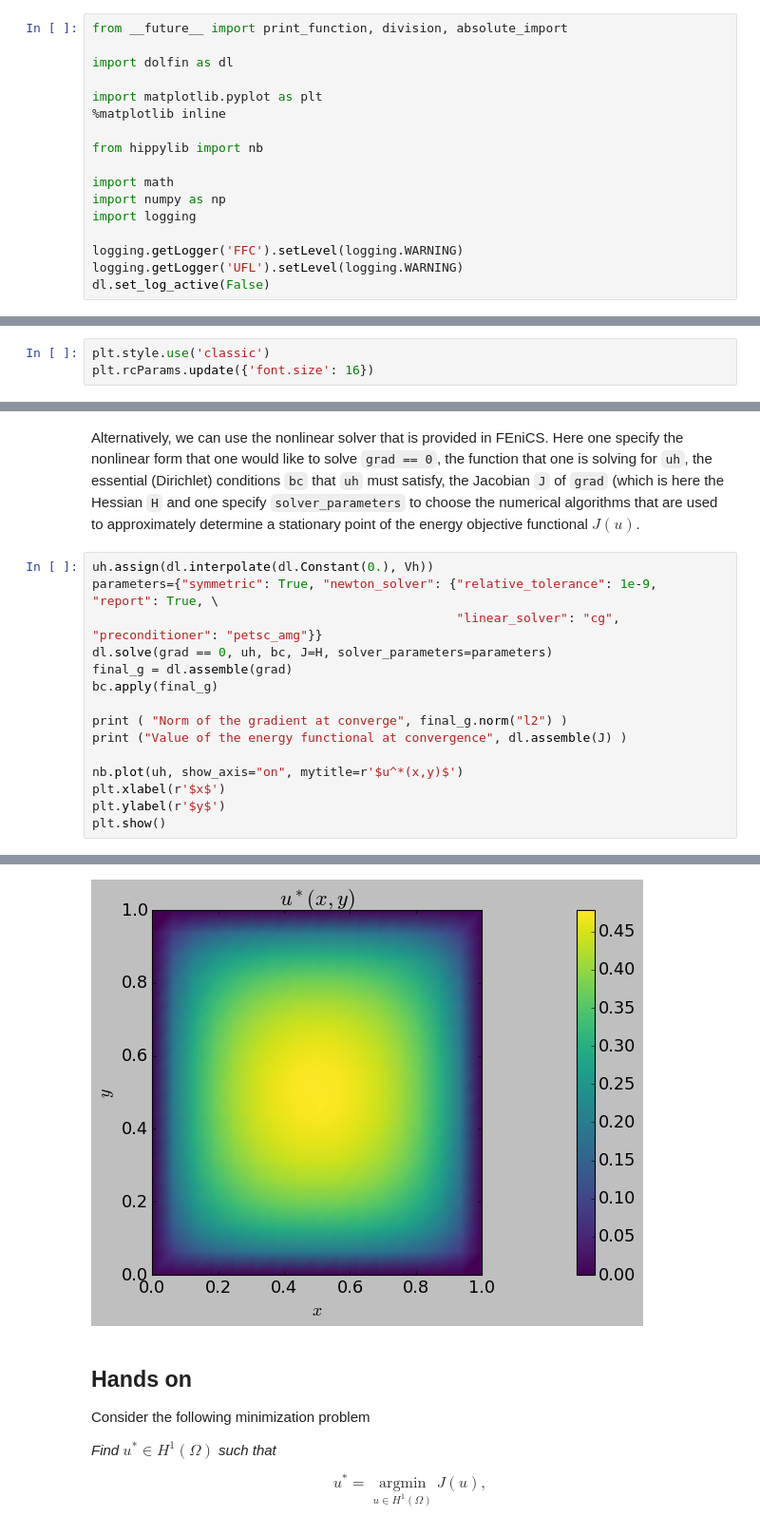
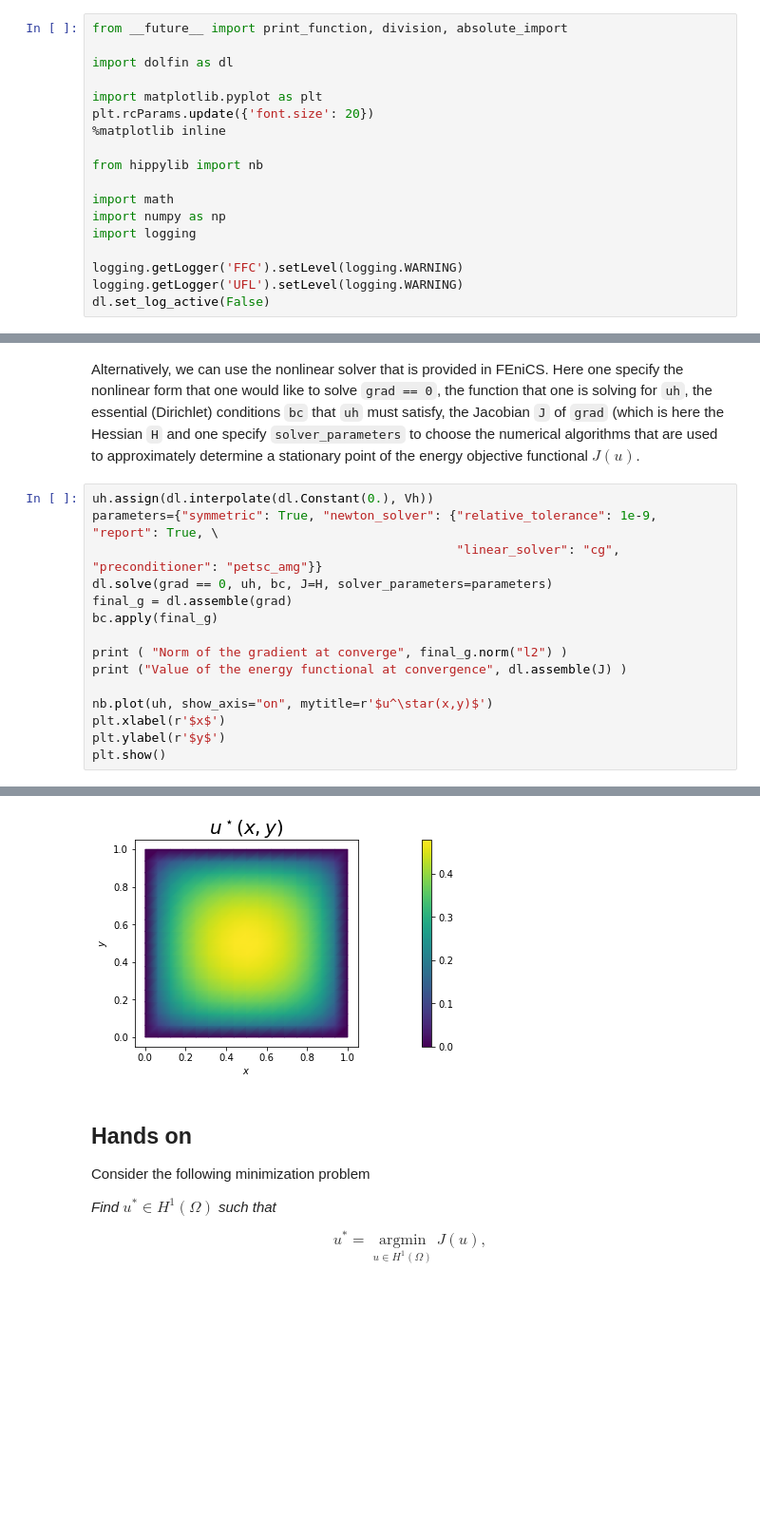
Before and after one commit to npetra/vippde-lab, a Jupyter notebook: 01_UnconstrainedMinimization/UnconstrainedMinimization.ipynb, the cells around one changed output, grey strips where cells are left out. Shown at 95% size. Saved outputs shown, nothing was run; the diff lists cells and outputs as text; blank space fills up the shorter version.

```diff
--- a/01_UnconstrainedMinimization/UnconstrainedMinimization.ipynb
+++ b/01_UnconstrainedMinimization/UnconstrainedMinimization.ipynb
@@ -153,6 +153,7 @@ from __future__ import print_function, division, absolute_import
 import dolfin as dl
 
 import matplotlib.pyplot as plt
+plt.rcParams.update({'font.size': 20})
 %matplotlib inline
 
 from hippylib import nb
@@ -167,6 +170,3 @@ dl.set_log_active(False)
-# %%
-plt.style.use('classic')
-plt.rcParams.update({'font.size': 16})
 # %% [markdown]
 ## 2. Define the mesh and finite element spaces
 
@@ -427,22 +427,22 @@ Alternatively, we can use the nonlinear solver that is provided in FEniCS. Here
 # %%
 uh.assign(dl.interpolate(dl.Constant(0.), Vh))
 parameters={"symmetric": True, "newton_solver": {"relative_tolerance": 1e-9, "report": True, \
                                                  "linear_solver": "cg", "preconditioner": "petsc_amg"}}
 dl.solve(grad == 0, uh, bc, J=H, solver_parameters=parameters)
 final_g = dl.assemble(grad)
 bc.apply(final_g)
 
 print ( "Norm of the gradient at converge", final_g.norm("l2") )
 print ("Value of the energy functional at convergence", dl.assemble(J) )
 
-nb.plot(uh, show_axis="on", mytitle=r'$u^*(x,y)$')
+nb.plot(uh, show_axis="on", mytitle=r'$u^\star(x,y)$')
 plt.xlabel(r'$x$')
 plt.ylabel(r'$y$')
 plt.show()
 # %% [output]
 Norm of the gradient at converge 1.1382568140242416e-14
 Value of the energy functional at convergence -0.17726544565721838
-[figure, old version]
+[figure, new version]
 # %% [markdown]
 ## Hands on
 
```
Also changed, not shown: parts of 8 cells of this notebook.
